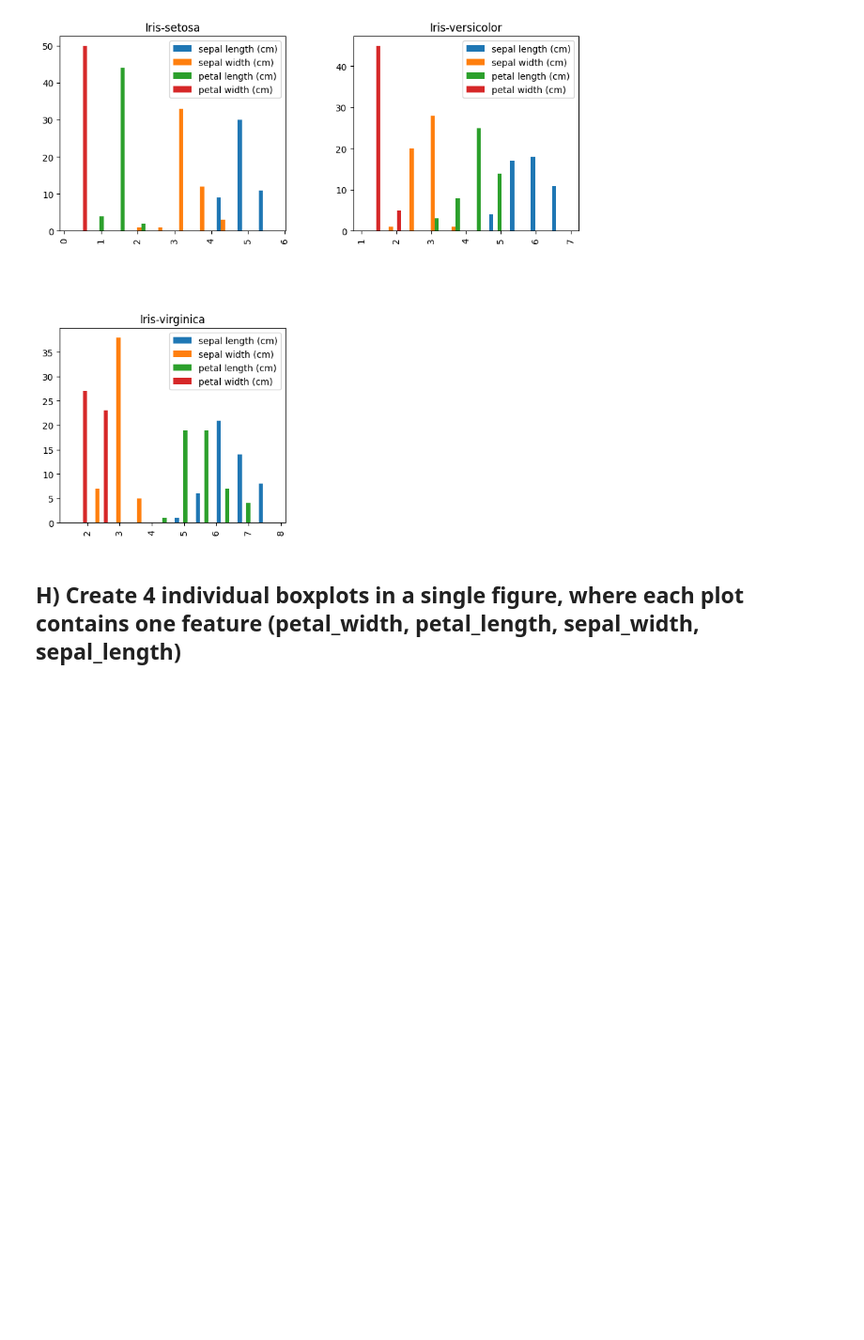
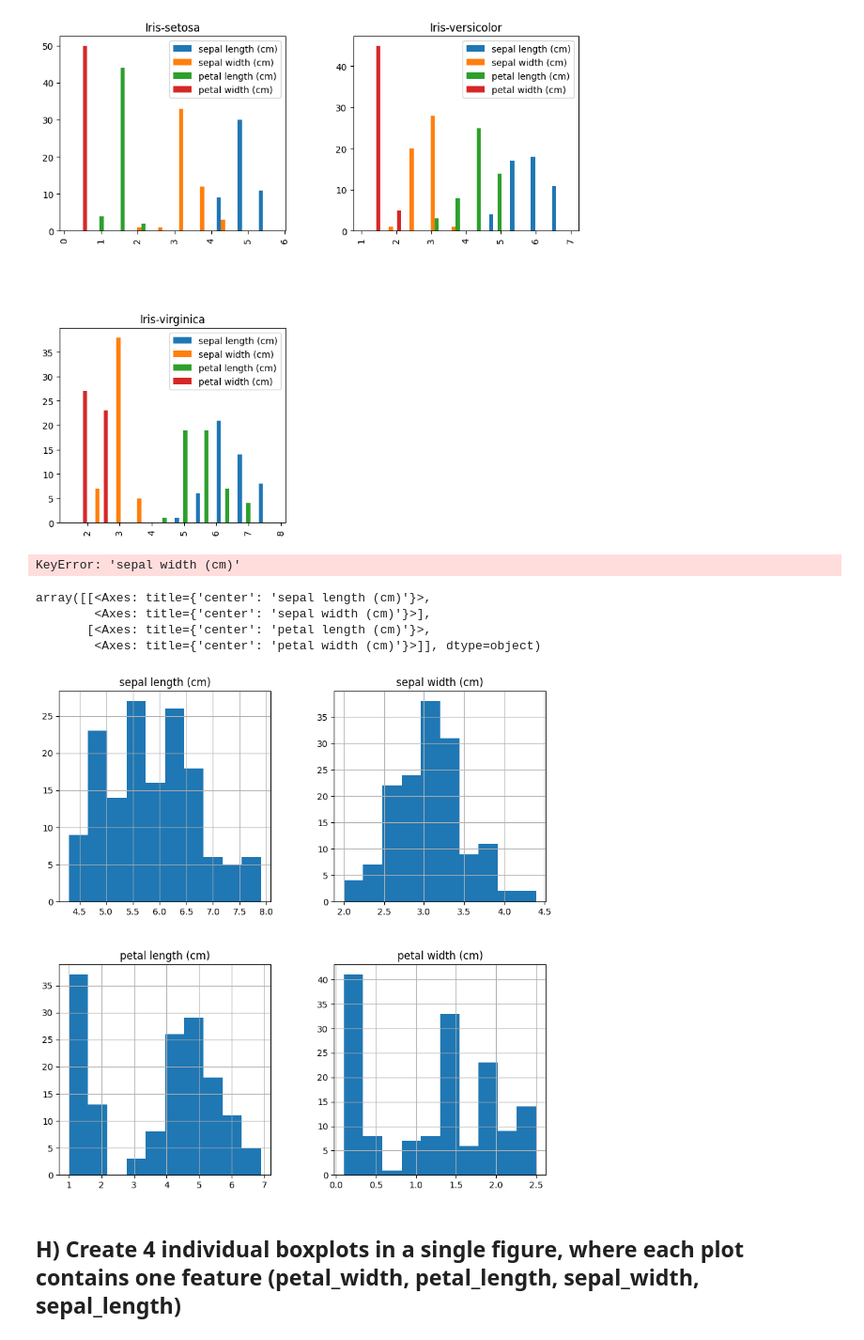
Before and after one commit to EZRA-DVLPR/MachineLearning-Comp542, a Jupyter notebook: assignment2.ipynb, the cells around one changed output. Shown at 94% size. Drawn from its saved outputs; the diff is of its cells as text; code cells hidden in the pictures; blank space fills up the shorter version.

```diff
--- a/assignment2.ipynb
+++ b/assignment2.ipynb
@@ -108,6 +108,20 @@ array([[<Axes: title={'center': 'Iris-setosa'}>,
        [<Axes: title={'center': 'Iris-virginica'}>, <Axes: >]],
       dtype=object)
 [figure]
+# %%
+#plots each of the other features against class: setosa, versicolor, virginica
+
+df['class'].hist(by = ['sepal width (cm)', 'sepal length (cm)', 'petal width (cm)', 'petal length (cm)'], figsize = (10,10), legend = True)
+# %% [output]
+KeyError: 'sepal width (cm)'
+# %%
+df.hist( grid = True,  figsize = (10,10))
+# %% [output]
+array([[<Axes: title={'center': 'sepal length (cm)'}>,
+        <Axes: title={'center': 'sepal width (cm)'}>],
+       [<Axes: title={'center': 'petal length (cm)'}>,
+        <Axes: title={'center': 'petal width (cm)'}>]], dtype=object)
+[figure, added]
 # %% [markdown]
 ## H) Create 4 individual boxplots in a single figure, where each plot contains one feature (petal_width, petal_length, sepal_width, sepal_length)
 # %%
```
